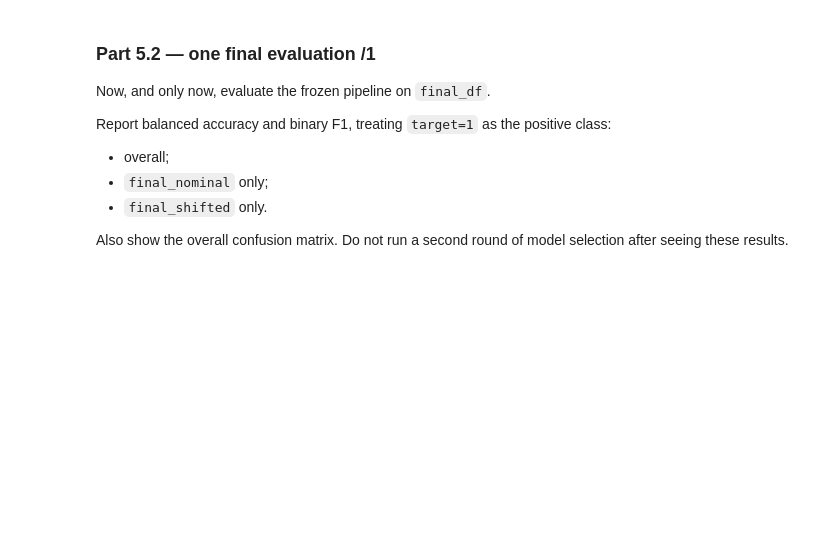
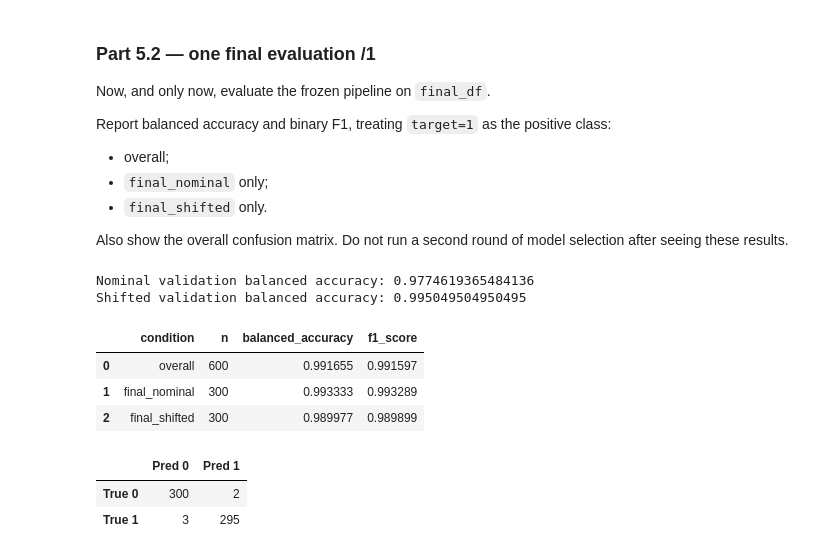
Before and after one commit to CameronC11/CSCI-A2, a Jupyter notebook: CSCI3151_A2_team_15.ipynb, the cells around one changed output. Drawn from its saved outputs; the diff is of its cells as text; code cells hidden in the pictures; blank space fills up the shorter version.

```diff
--- a/CSCI3151_A2_team_15.ipynb
+++ b/CSCI3151_A2_team_15.ipynb
@@ -911,8 +1004,55 @@ Report balanced accuracy and binary F1, treating `target=1` as the positive clas
 Also show the overall confusion matrix. Do not run a second round of model selection after seeing these results.
 # %%
 # TODO: Part 5.2 — final evaluation only after the frozen record above is complete
-final_results = None
-final_results
+from sklearn.preprocessing import FunctionTransformer
+
+FINAL_C = selected_rbf["C"]
+FINAL_GAMMA = selected_rbf["gamma"]
+
+final_clf = Pipeline([
+    ("contrasts", FunctionTransformer(contrast_features)),
+    ("scaler", StandardScaler()),
+    ("svm", SVC(kernel="rbf", C=FINAL_C, gamma=FINAL_GAMMA))
+])
+final_clf.fit(X_train, y_train)
+
+print("Nominal validation balanced accuracy:", balanced_accuracy_score(y_val, final_clf.predict(X_val)))
+print("Shifted validation balanced accuracy:", balanced_accuracy_score(y_shift_val, final_clf.predict(X_shift_val)))
+final_clf.predict(X_val)
+
+results = []
+for name, df in [
+    ("overall", final_df),
+    ("final_nominal", final_df[final_df["condition"] == "final_nominal"]),
+    ("final_shifted", final_df[final_df["condition"] == "final_shifted"])
+]:
+    X_final, y_final = split_xy(df)
+    y_pred = final_clf.predict(X_final)
+    bal_acc = balanced_accuracy_score(y_final, y_pred)
+    f1 = f1_score(y_final, y_pred, pos_label=1)
+    results.append({
+        "condition": name,
+        "n": len(y_final),
+        "balanced_accuracy": bal_acc,
+        "f1_score": f1
+    })
+
+final_results = pd.DataFrame(results)
+display(final_results)
+
+X_final, y_final = split_xy(final_df)
+conf_matrix = confusion_matrix(y_final, final_clf.predict(X_final), labels=[0, 1])
+pd.DataFrame(conf_matrix, index=["True 0", "True 1"], columns=["Pred 0", "Pred 1"])
+# %% [output]
+Nominal validation balanced accuracy: 0.9774619365484136
+Shifted validation balanced accuracy: 0.995049504950495
+|  | condition | n | balanced_accuracy | f1_score |
+| 0 | overall | 600 | 0.991655 | 0.991597 |
+| 1 | final_nominal | 300 | 0.993333 | 0.993289 |
+| 2 | final_shifted | 300 | 0.989977 | 0.989899 |
+|  | Pred 0 | Pred 1 |
+| True 0 | 300 | 2 |
+| True 1 | 3 | 295 |
 # %% [markdown]
 ### Part 5.3 — evidence memo  **/2**
 
```
Also changed, not shown: parts of 11 cells of this notebook.
